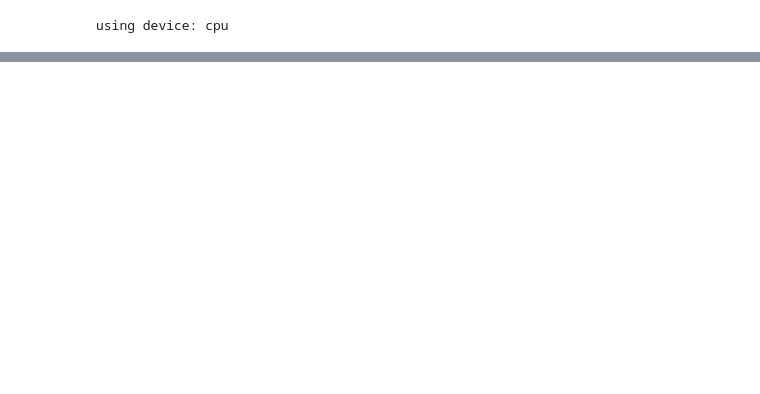
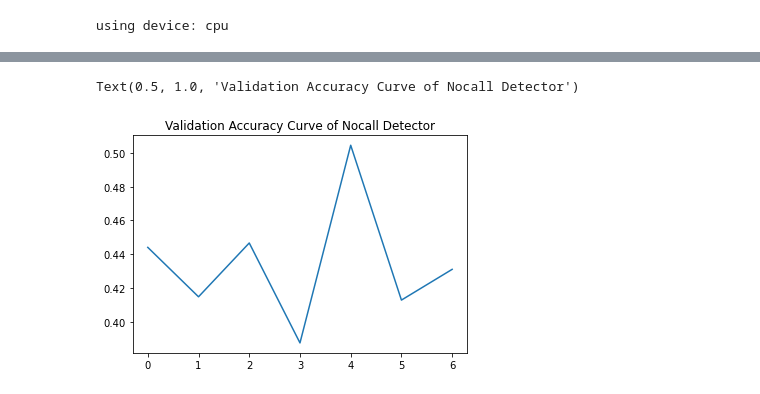
Before and after one commit to young-rae-kim/cs376_final_project, a Jupyter notebook: src/train.ipynb, the cells around one changed output, grey strips where cells are left out. Cells and saved outputs as stored; diff of their text form; code cells hidden in the pictures; blank space fills up the shorter version.

```diff
--- a/src/train.ipynb
+++ b/src/train.ipynb
@@ -161,7 +161,9 @@ class FF1010(Dataset):
         if self.process == 'train':
             source = self.train_transform(Image.fromarray(source))
         elif self.process == 'valid':
-            ource = self.val_transform(Image.fromarray(source))
+            source = self.val_transform(Image.fromarray(source))
+        elif self.process == 'test':
+            source = self.val_transform(Image.fromarray(source))
 
         return source, torch.tensor(self.labels[idx], dtype=ltype).to(device)
 
@@ -190,6 +324,8 @@ def nocall_train(train_dataframe, val_dataframe, test_dataframe):
     # Test for loaders
 
     optimizer = optim.SGD(model_1.parameters(), lr=learning_rate_1, momentum=0.5, weight_decay=weight_decay_1)
-    test_losses, val_losses, train_losses = train_model(model_1, train_loader, val_loader, test_loader, optimizer, beta=beta)
+    test_losses, val_losses, train_losses, vlog_scores, vfbeta_scores, tlog_scores, tfbeta_scores = \
+    train_model(model_1, train_loader, val_loader, test_loader, optimizer, beta=beta)
 
-    return test_losses, val_losses, train_losses
+
+    return test_losses, val_losses, train_losses, vlog_scores, vfbeta_scores, tlog_scores, tfbeta_scores
@@ -324,13 +347,14 @@ def nocall(dataframe, val_index, test_index):
         'fold == ' + str(test_index)
     ).reset_index(drop=False)
 
-    test_losses, val_losses, train_losses = nocall_train(train_dataframe, val_dataframe, test_dataframe)
+    test_losses, val_losses, train_losses, vlog_scores, vfbeta_scores, tlog_scores, tfbeta_scores = \
+    nocall_train(train_dataframe, val_dataframe, test_dataframe)
 
     # TODO
     # 이쪽에 Accuracy test 구현하시면 됩니다.
 
-    return
+    return test_losses, val_losses, train_losses, vlog_scores, vfbeta_scores, tlog_scores, tfbeta_scores
 # %%
-nocall(ff1010_dataframe, 0, 1)
+test_losses, val_losses, train_losses, log_socers, fbeta_scores = nocall(ff1010_dataframe, 0, 1)
 # %% [output]
 Training model 1, epoch 1
@@ -343,0 +369,7 @@ Iteration 72, loss = 3.5338
+# %%
+val_losses = torch.tensor(val_losses, device = 'cpu')
+plt.plot(np.arange(len(val_losses)), val_losses)
+plt.title('Validation Accuracy Curve of Nocall Detector')
+# %% [output]
+Text(0.5, 1.0, 'Validation Accuracy Curve of Nocall Detector')
+[figure, added]
```
Also changed, not shown: parts of 11 cells of this notebook.
